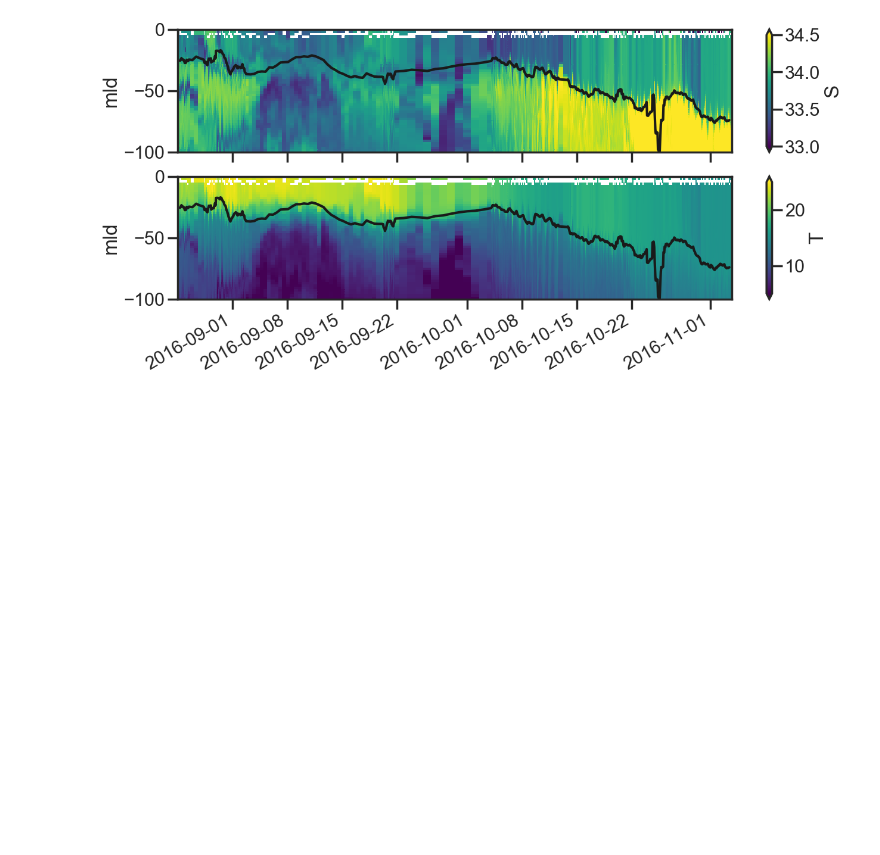
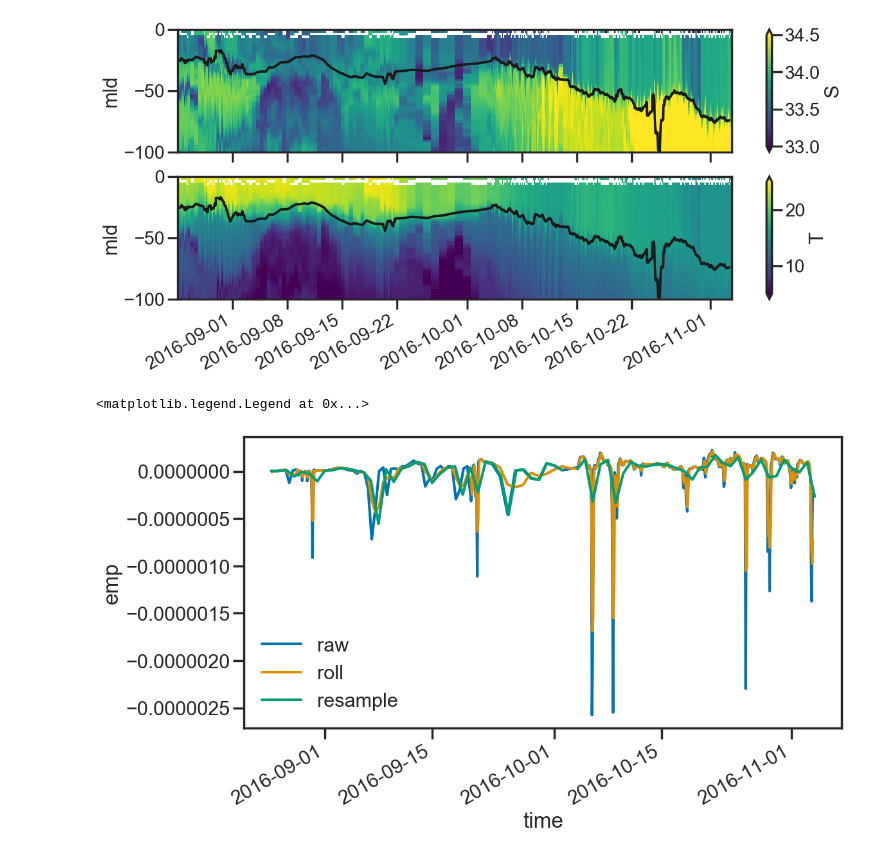
Before and after one commit to sessink/NIW, a Jupyter notebook: notebooks/turbulent_terms.ipynb, the cells around one changed output. Cells and saved outputs as stored; diff of their text form; code cells hidden in the pictures; blank space fills up the shorter version.

```diff
--- a/notebooks/turbulent_terms.ipynb
+++ b/notebooks/turbulent_terms.ipynb
@@ -289,4 +289,12 @@ import gsw
 cp = gsw.cp_t_exact(raw.S_surf.mean(),raw.T_surf.mean(),0)
 alphaT = gsw.alpha(raw.S_surf.mean(),raw.T_surf.mean(),0)
 betaS = gsw.beta(raw.S_surf.mean(),raw.T_surf.mean(),0)
+# %%
+raw.emp.plot(label='raw')
+raw.emp.rolling(time=3).mean().plot(label='roll')
+raw.emp.resample(time='D', label='right').mean().plot(label='resample')
+plt.legend()
+# %% [output]
+<matplotlib.legend.Legend at 0x...>
+[figure, added]
 # %%
```
Also changed, not shown: parts of 7 cells of this notebook, 1 other file.
